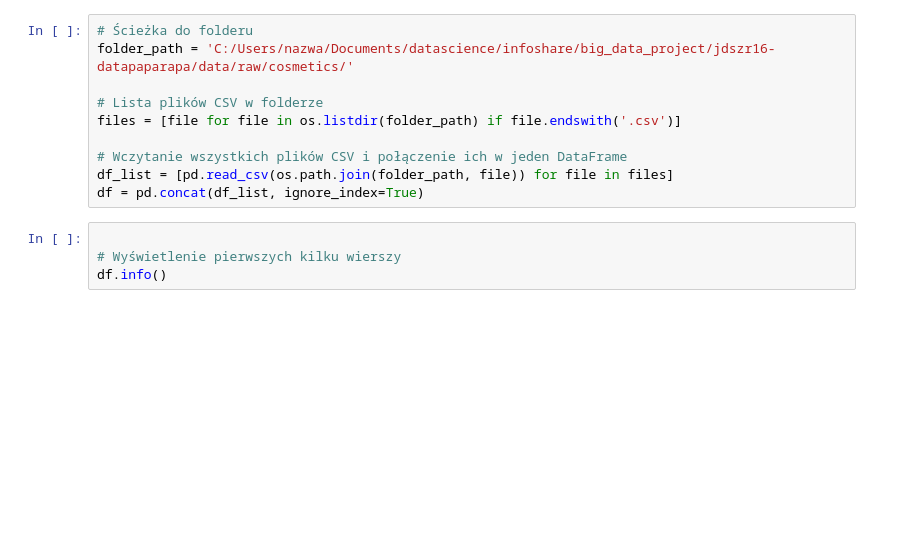
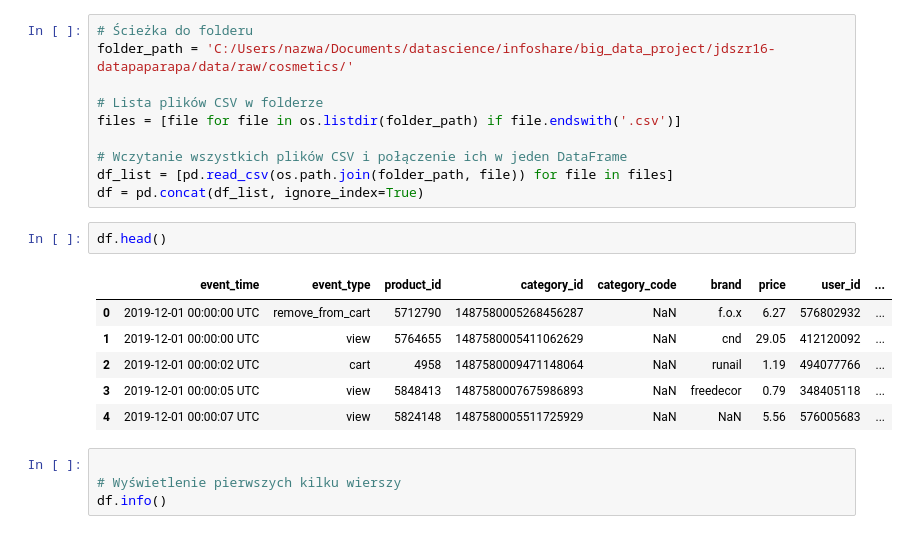
Before and after one commit to infoshareacademy/jdszr16-Datapaparapa, a Jupyter notebook: notebooks/kmeans/Jacek/kmeans_cosmetic_02.ipynb, the cells around one changed output. Drawn from its saved outputs; the diff is of its cells as text; blank space fills up the shorter version.

```diff
--- a/notebooks/kmeans/Jacek/kmeans_cosmetic_02.ipynb
+++ b/notebooks/kmeans/Jacek/kmeans_cosmetic_02.ipynb
@@ -15,6 +17,15 @@ files = [file for file in os.listdir(folder_path) if file.endswith('.csv')]
 # Wczytanie wszystkich plików CSV i połączenie ich w jeden DataFrame
 df_list = [pd.read_csv(os.path.join(folder_path, file)) for file in files]
 df = pd.concat(df_list, ignore_index=True)
+# %%
+df.head()
+# %% [output]
+|  | event_time | event_type | product_id | category_id | category_code | brand | price | user_id | ... |
+| 0 | 2019-12-01 00:00:00 UTC | remove_from_cart | 5712790 | 1487580005268456287 | NaN | f.o.x | 6.27 | 576802932 | ... |
+| 1 | 2019-12-01 00:00:00 UTC | view | 5764655 | 1487580005411062629 | NaN | cnd | 29.05 | 412120092 | ... |
+| 2 | 2019-12-01 00:00:02 UTC | cart | 4958 | 1487580009471148064 | NaN | runail | 1.19 | 494077766 | ... |
+| 3 | 2019-12-01 00:00:05 UTC | view | 5848413 | 1487580007675986893 | NaN | freedecor | 0.79 | 348405118 | ... |
+| 4 | 2019-12-01 00:00:07 UTC | view | 5824148 | 1487580005511725929 | NaN | NaN | 5.56 | 576005683 | ... |
 # %%
 
 # Wyświetlenie pierwszych kilku wierszy
```
Also changed, not shown: parts of 8 cells of this notebook, 1 other file.
